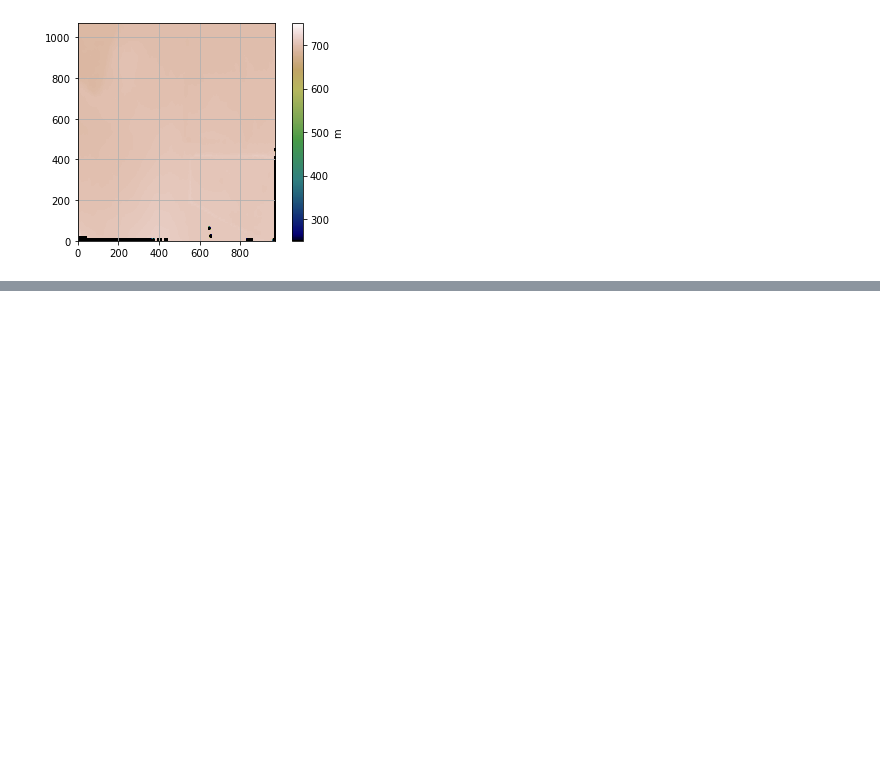
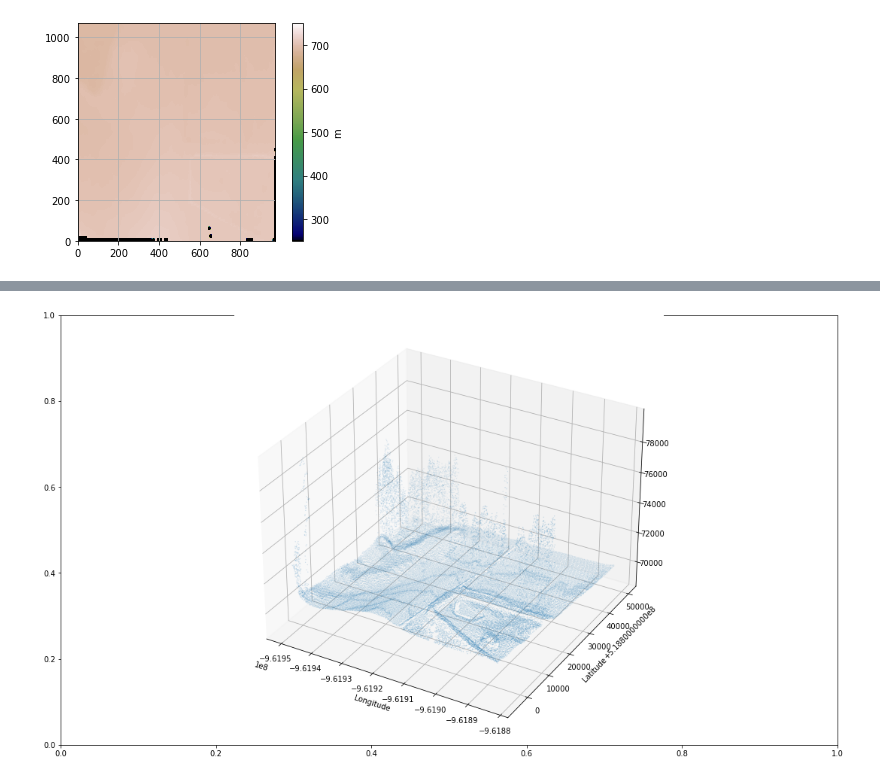
Before and after one commit to nahomfix/Agritech-LIDAR, a Jupyter notebook: notebooks/notebook.ipynb, the cells around one changed output, grey strips where cells are left out. Drawn from its saved outputs; the diff is of its cells as text; code cells hidden in the pictures; blank space fills up the shorter version.

```diff
--- a/notebooks/notebook.ipynb
+++ b/notebooks/notebook.ipynb
@@ -114,0 +116,4 @@ plt.grid()
+# %%
+loaded_data.plot_3D(year="2007", data_dict=data_dict)
+# %% [output]
+[figure, added]
```
Also changed, not shown: parts of 2 cells of this notebook, 1 other file.
